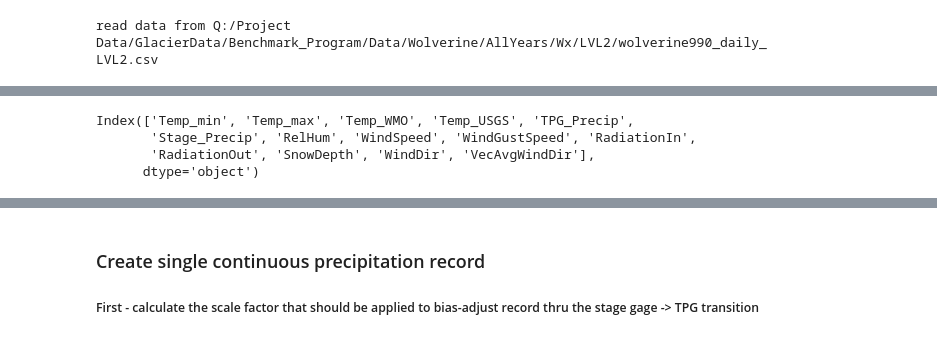
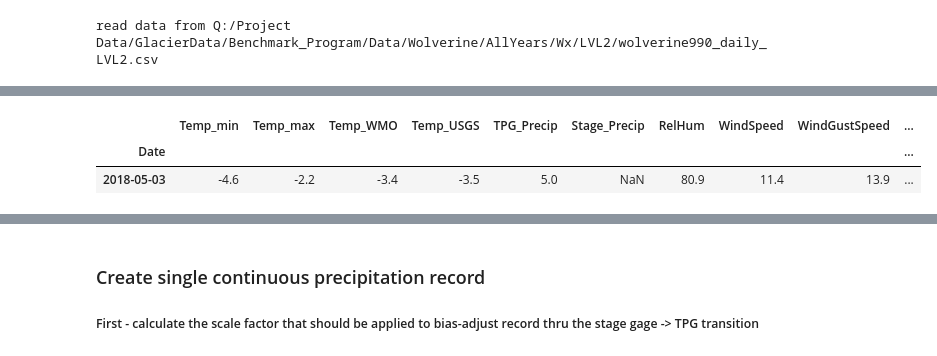
Before and after one commit to ehbaker/WXmunge, a Jupyter notebook: LVL3.ipynb, the cells around one changed output, grey strips where cells are left out. Cells and saved outputs as stored; diff of their text form; code cells hidden in the pictures.

```diff
--- a/LVL3.ipynb
+++ b/LVL3.ipynb
@@ -42,0 +37,6 @@ dat.Temp_USGS.plot()
+# %%
+dat.tail(1)
+# %% [output]
+|  | Temp_min | Temp_max | Temp_WMO | Temp_USGS | TPG_Precip | Stage_Precip | RelHum | WindSpeed | WindGustSpeed | ... |
+| Date |  |  |  |  |  |  |  |  |  | ... |
+| 2018-05-03 | -4.6 | -2.2 | -3.4 | -3.5 | 5.0 | NaN | 80.9 | 11.4 | 13.9 | ... |
@@ -48,8 +56 @@ raw_dat=raw_dat.set_index('local_time')
-# %%
-dat.columns
-# %% [output]
-Index(['Temp_min', 'Temp_max', 'Temp_WMO', 'Temp_USGS', 'TPG_Precip',
-       'Stage_Precip', 'RelHum', 'WindSpeed', 'WindGustSpeed', 'RadiationIn',
-       'RadiationOut', 'SnowDepth', 'WindDir', 'VecAvgWindDir'],
-      dtype='object')
 # %%
```
Also changed, not shown: parts of 71 cells of this notebook.
